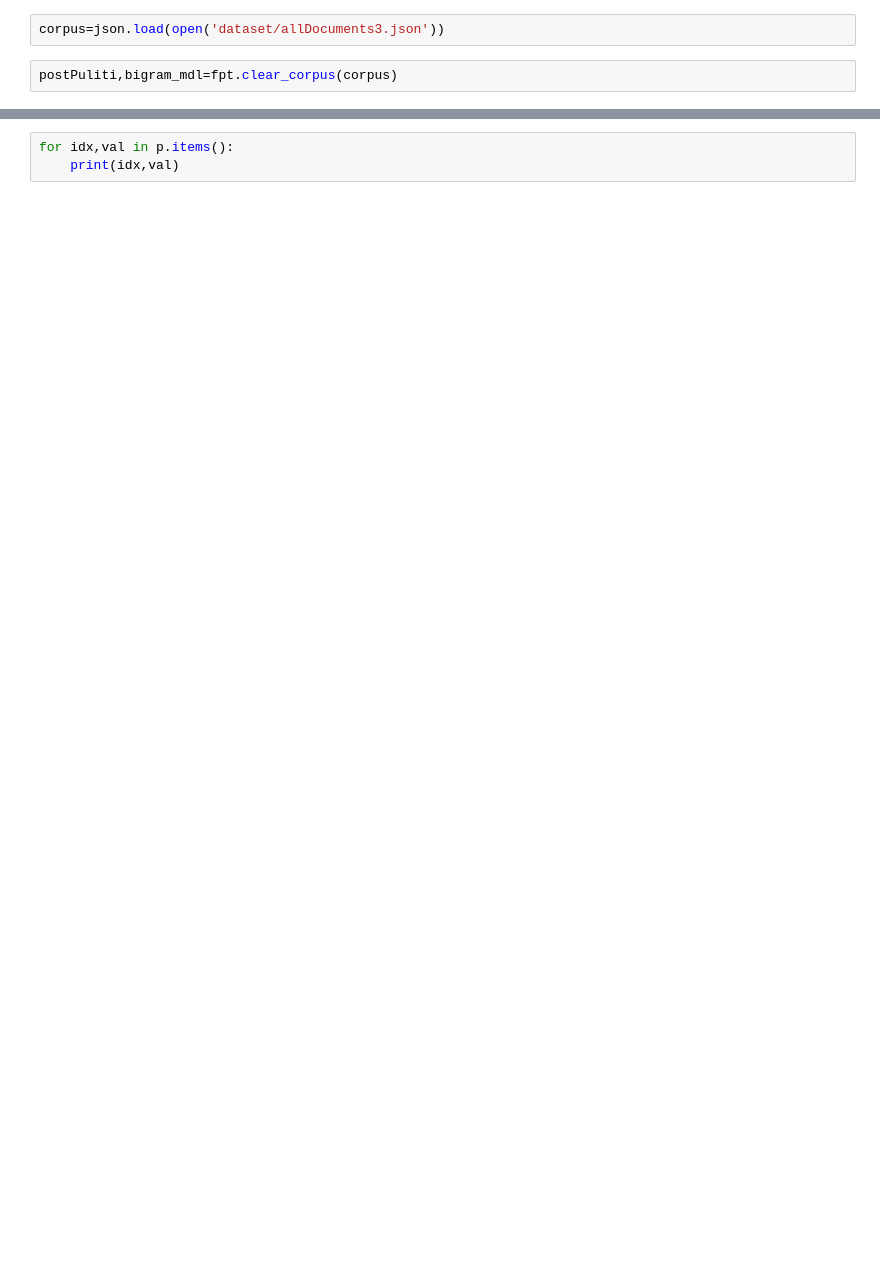
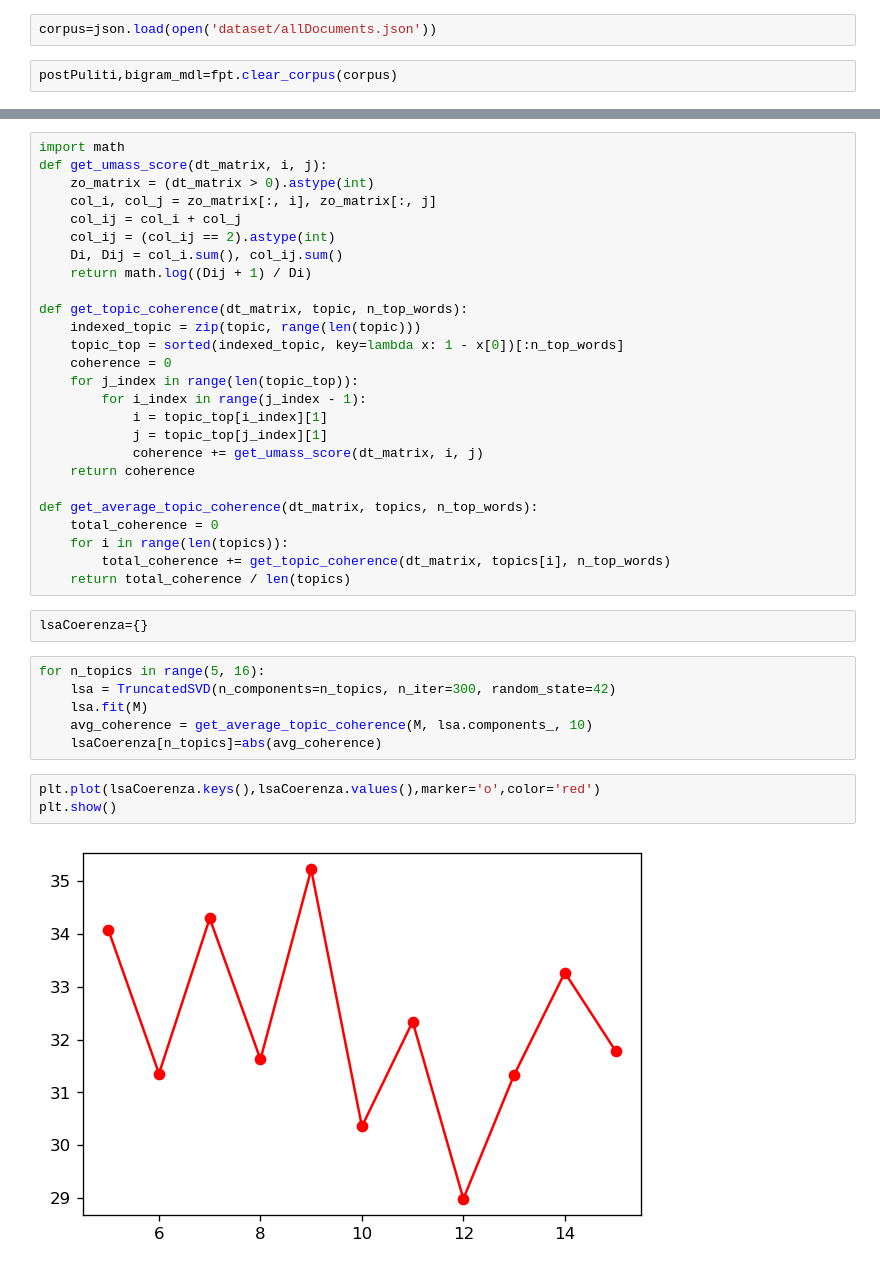
Before and after one commit to francescomarino10/WDA, a Jupyter notebook: ottimizzazione_numero_topic.ipynb, the cells around one changed output, grey strips where cells are left out. Cells and saved outputs as stored; diff of their text form; blank space fills up the shorter version.

```diff
--- a/ottimizzazione_numero_topic.ipynb
+++ b/ottimizzazione_numero_topic.ipynb
@@ -15,5 +14,5 @@ from scipy import sparse
 # %%
-corpus=json.load(open('dataset/allDocuments3.json'))
+corpus=json.load(open('dataset/allDocuments.json'))
 # %%
 postPuliti,bigram_mdl=fpt.clear_corpus(corpus)
 # %%
@@ -63,3 +50,39 @@ p =   {f"concetto_{str(i)}": list(
-# %%
-for idx,val in p.items():
-    print(idx,val)
+# %%
+import math
+def get_umass_score(dt_matrix, i, j):
+    zo_matrix = (dt_matrix > 0).astype(int)
+    col_i, col_j = zo_matrix[:, i], zo_matrix[:, j]
+    col_ij = col_i + col_j
+    col_ij = (col_ij == 2).astype(int)
+    Di, Dij = col_i.sum(), col_ij.sum()
+    return math.log((Dij + 1) / Di)
+
+def get_topic_coherence(dt_matrix, topic, n_top_words):
+    indexed_topic = zip(topic, range(len(topic)))
+    topic_top = sorted(indexed_topic, key=lambda x: 1 - x[0])[:n_top_words]
+    coherence = 0
+    for j_index in range(len(topic_top)):
+        for i_index in range(j_index - 1):
+            i = topic_top[i_index][1]
+            j = topic_top[j_index][1]
+            coherence += get_umass_score(dt_matrix, i, j)
+    return coherence
+
+def get_average_topic_coherence(dt_matrix, topics, n_top_words):
+    total_coherence = 0
+    for i in range(len(topics)):
+        total_coherence += get_topic_coherence(dt_matrix, topics[i], n_top_words)
+    return total_coherence / len(topics)
+# %%
+lsaCoerenza={}
+# %%
+for n_topics in range(5, 16):
+    lsa = TruncatedSVD(n_components=n_topics, n_iter=300, random_state=42)
+    lsa.fit(M)
+    avg_coherence = get_average_topic_coherence(M, lsa.components_, 10)
+    lsaCoerenza[n_topics]=abs(avg_coherence)
+# %%
+plt.plot(lsaCoerenza.keys(),lsaCoerenza.values(),marker='o',color='red')
+plt.show()
+# %% [output]
+[figure, added]
```
Also changed, not shown: parts of 29 cells of this notebook, 22 other files.
